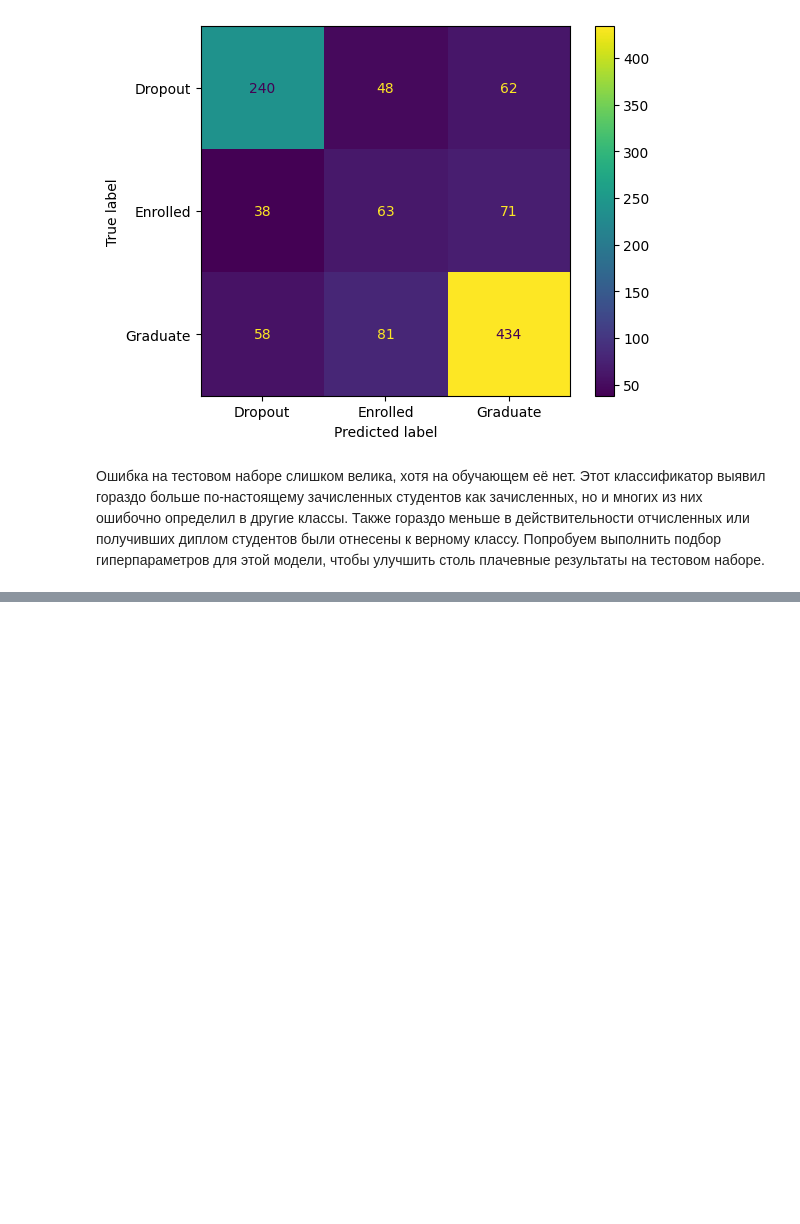
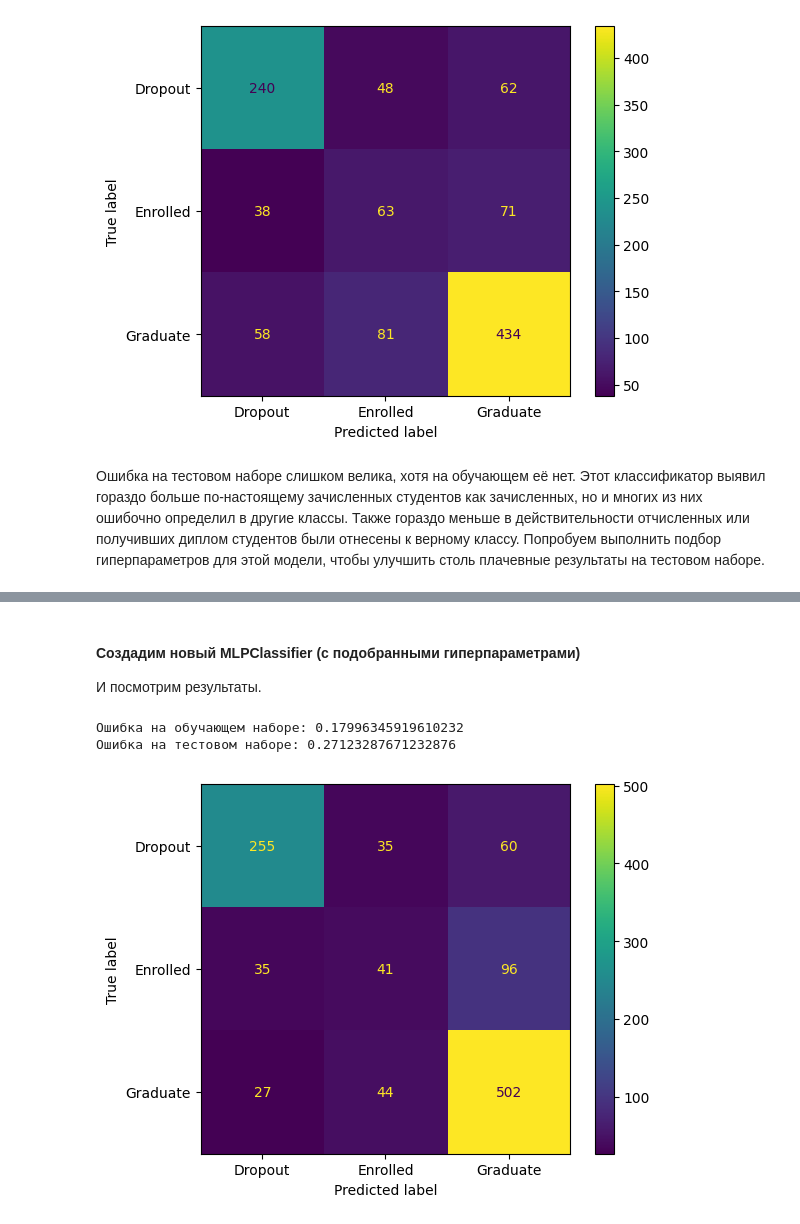
Before and after one commit to alexChurkin/MyML2023, a Jupyter notebook: Homework_6_2912.ipynb, the cells around one changed output, grey strips where cells are left out. Drawn from its saved outputs; the diff is of its cells as text; code cells hidden in the pictures; blank space fills up the shorter version.

```diff
--- a/Homework_6_2912.ipynb
+++ b/Homework_6_2912.ipynb
@@ -569,0 +592,25 @@ plt.show()
+# %% [markdown]
+#### Создадим новый MLPClassifier (с подобранными гиперпараметрами)
+И посмотрим результаты.
+# %%
+best_params = grid_search.best_params_
+best_mlp = MLPClassifier(max_iter=1000, random_state=42, **best_params)
+best_mlp.fit(X_train, y_train)
+
+y_train_predict = best_mlp.predict(X_train)
+y_test_predict = best_mlp.predict(X_test)
+
+err_train = np.mean(y_train != y_train_predict)
+err_test = np.mean(y_test != y_test_predict)
+
+print("Ошибка на обучающем наборе:", err_train)
+print("Ошибка на тестовом наборе:", err_test)
+
+cm = confusion_matrix(y_test, y_test_predict)
+disp = ConfusionMatrixDisplay(confusion_matrix=cm, display_labels=best_mlp.classes_)
+disp.plot()
+plt.show()
+# %% [output]
+Ошибка на обучающем наборе: 0.17996345919610232
+Ошибка на тестовом наборе: 0.27123287671232876
+[figure, added]
```
Also changed, not shown: parts of 3 cells of this notebook.
